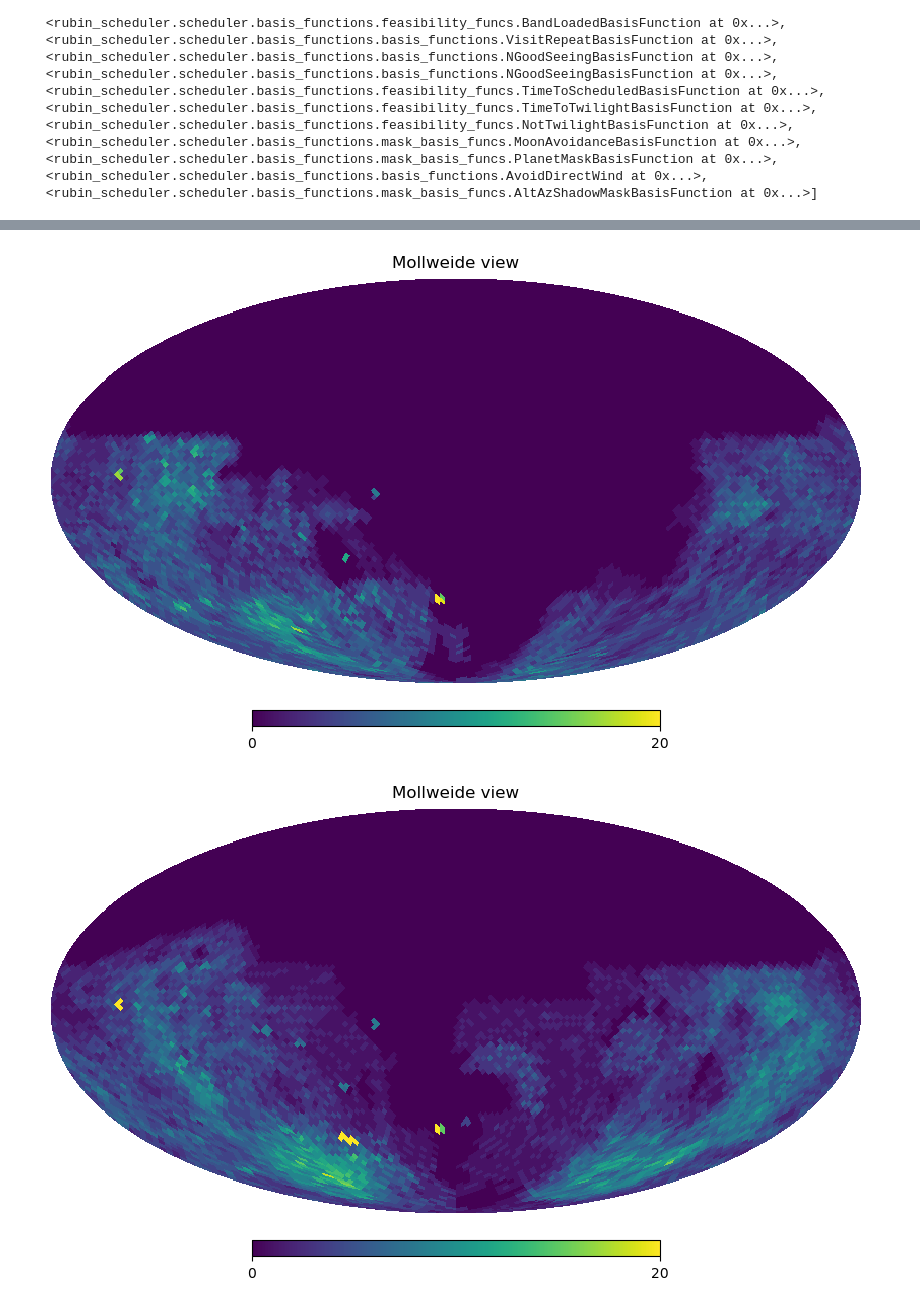
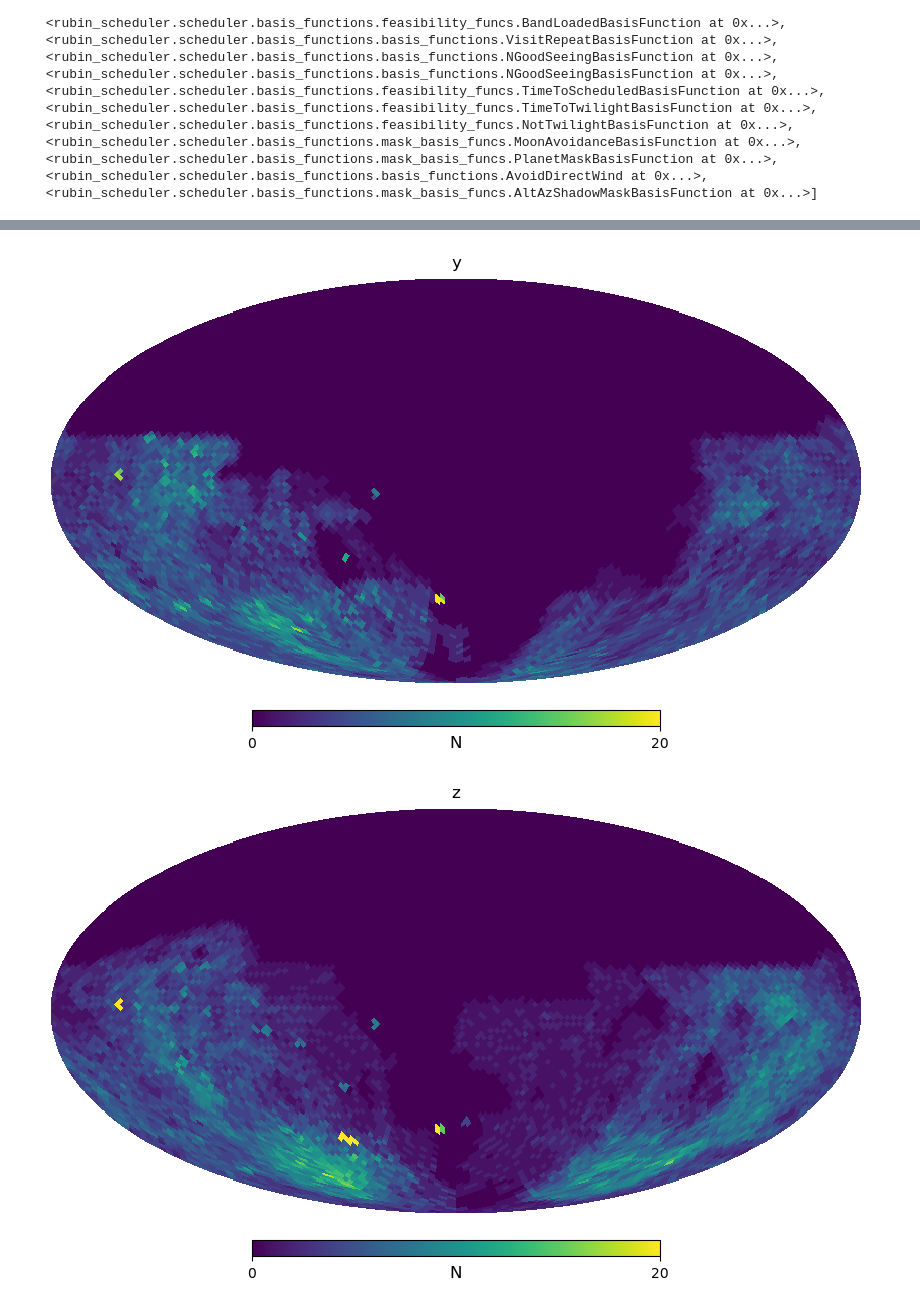
Before and after one commit to yoachim/26_scratch, a Jupyter notebook: snap_check/snap_check.ipynb, the cells around one changed output, grey strips where cells are left out. Cells and saved outputs as stored; diff of their text form; code cells hidden in the pictures.

```diff
--- a/snap_check/snap_check.ipynb
+++ b/snap_check/snap_check.ipynb
@@ -22,7 +13,7 @@ def get_scheduler_snapshot(uri: str, at_usdf: bool = True) -> tuple[Any, Any, An
 # %%
-#pickle_file = "snap_attempt.pkl"
+pickle_file = "snap_2026_07_14_0.pkl" #"snap_attempt.pkl"
 #scheduler, conditions, add_targets = get_scheduler_snapshot(pickle_file, at_usdf=False)
-with open("snap_attempt.pkl", 'rb') as file:
+with open(pickle_file, 'rb') as file:
     ack = pickle.load(file)
 # %%
 scheduler, conditions, add_targets = pickle.loads(ack)
@@ -59,8 +73,12 @@ hp.mollview(scheduler.survey_lists[4][3].basis_functions[2].survey_features["N_o
 # %%
-hp.mollview(scheduler.survey_lists[4][5].basis_functions[3].survey_features["N_obs"].feature, max=20)
+feature = scheduler.survey_lists[4][5].basis_functions[3].survey_features["N_obs"]
+title = feature.bandname
+hp.mollview(feature.feature, max=20, title=title, unit="N")
 # %% [output]
-[figure, old version]
+[figure, new version]
 # %%
-hp.mollview(scheduler.survey_lists[4][5].basis_functions[2].survey_features["N_obs"].feature, max=20)
+feature = scheduler.survey_lists[4][5].basis_functions[2].survey_features["N_obs"]
+title = feature.bandname
+hp.mollview(feature.feature, max=20, title=title, unit="N")
 # %% [output]
-[figure, old version]
+[figure, new version]
```
Also changed, not shown: parts of 6 cells of this notebook, 1 other file.
